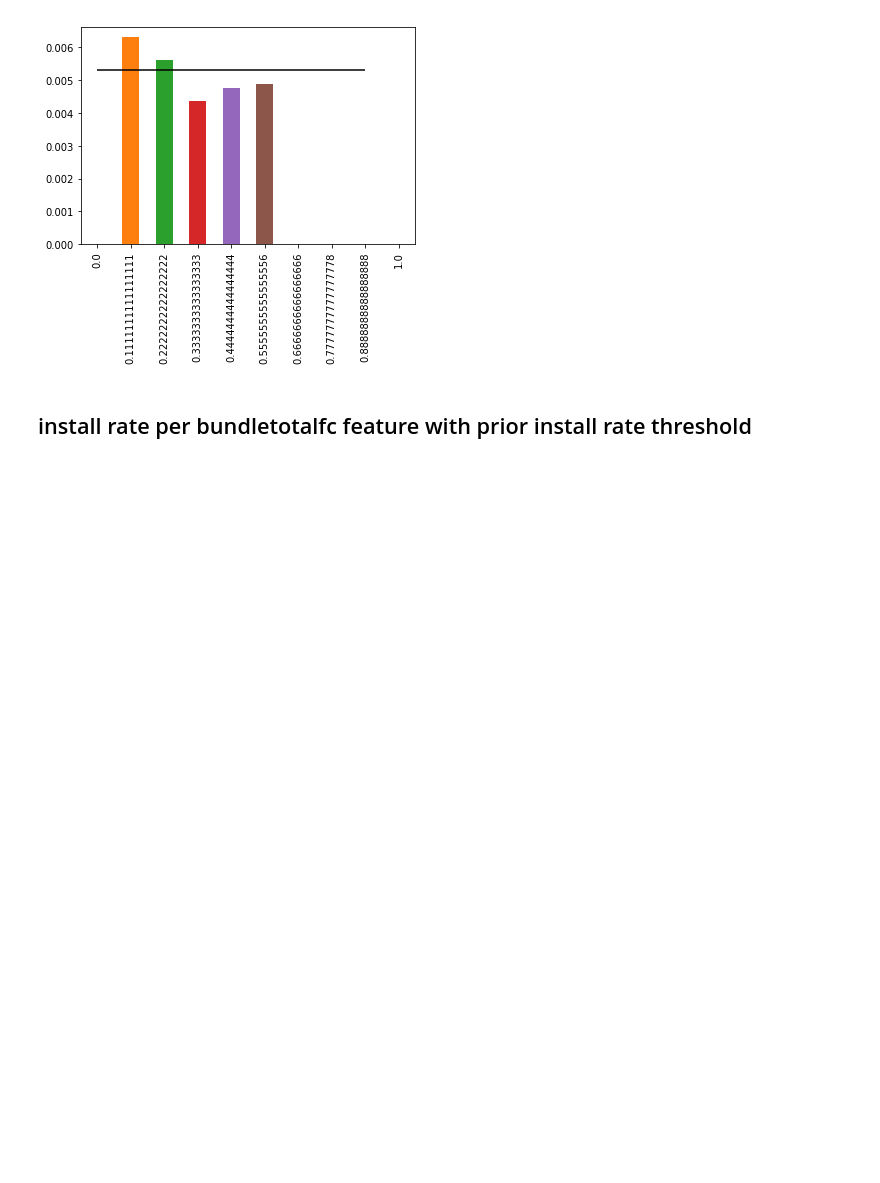
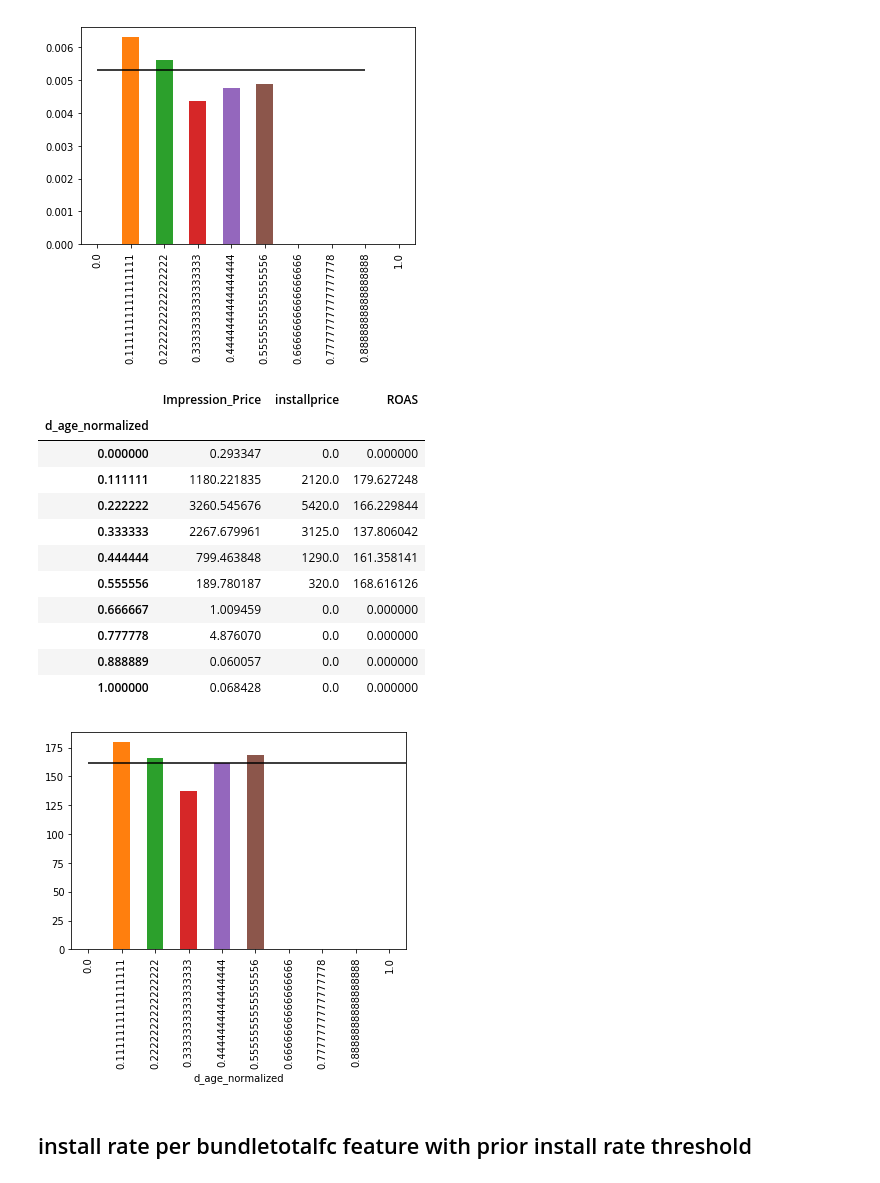
Before and after one commit to Talisberg/TCDS_Final_Project, a Jupyter notebook: Exploration.ipynb, the cells around one changed output. Cells and saved outputs as stored; diff of their text form; code cells hidden in the pictures; blank space fills up the shorter version.

```diff
--- a/Exploration.ipynb
+++ b/Exploration.ipynb
@@ -63,6 +58,8 @@ prior_inst_rate = sum(df.install)/ len(df.install)
 prior_inst_rate
 # %% [output]
 0.005313822369134262
+# %%
+Prior_ROAS = 100*df.installprice.sum()/df.Impression_Price.sum()
 # %% [markdown]
 ## install rate per normalized device age in years  with prior install rate threshold
 # %%
@@ -71,6 +68,30 @@ plt.hlines(prior_inst_rate,xmin = 0,xmax = 8)
 # %% [output]
 <matplotlib.collections.LineCollection at 0x...>
 [figure]
+# %%
+Eval_d_age_norm = df[[
+                    'd_age_normalized','Impression_Price','installprice'
+                ]].groupby(by='d_age_normalized').sum()
+
+Eval_d_age_norm['ROAS'] = 100*Eval_d_age_norm.installprice / Eval_d_age_norm.Impression_Price
+
+Eval_d_age_norm.ROAS.plot.bar()
+plt.hlines(Prior_ROAS,xmin = 0, xmax = 20)
+Eval_d_age_norm
+# %% [output]
+|  | Impression_Price | installprice | ROAS |
+| d_age_normalized |  |  |  |
+| 0.000000 | 0.293347 | 0.0 | 0.000000 |
+| 0.111111 | 1180.221835 | 2120.0 | 179.627248 |
+| 0.222222 | 3260.545676 | 5420.0 | 166.229844 |
+| 0.333333 | 2267.679961 | 3125.0 | 137.806042 |
+| 0.444444 | 799.463848 | 1290.0 | 161.358141 |
+| 0.555556 | 189.780187 | 320.0 | 168.616126 |
+| 0.666667 | 1.009459 | 0.0 | 0.000000 |
+| 0.777778 | 4.876070 | 0.0 | 0.000000 |
+| 0.888889 | 0.060057 | 0.0 | 0.000000 |
+| 1.000000 | 0.068428 | 0.0 | 0.000000 |
+[figure, added]
 # %% [markdown]
 ## install rate per bundletotalfc feature with prior install rate threshold
 # %%
```
Also changed, not shown: parts of 27 cells of this notebook.
